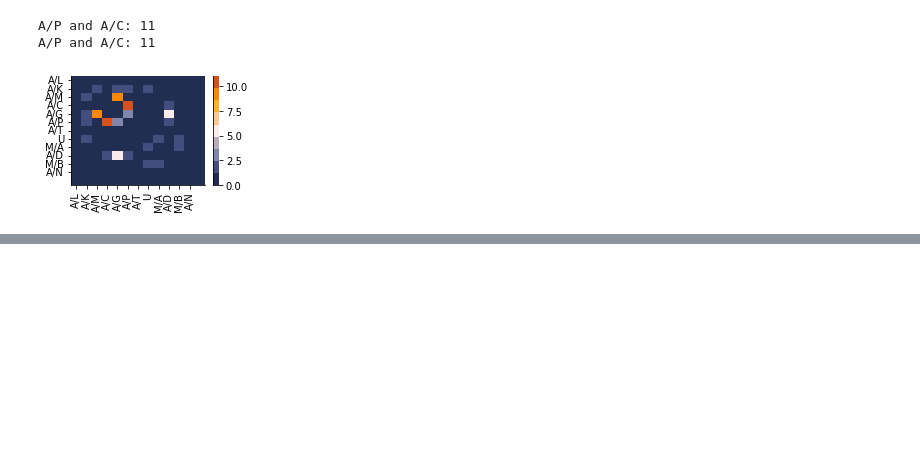
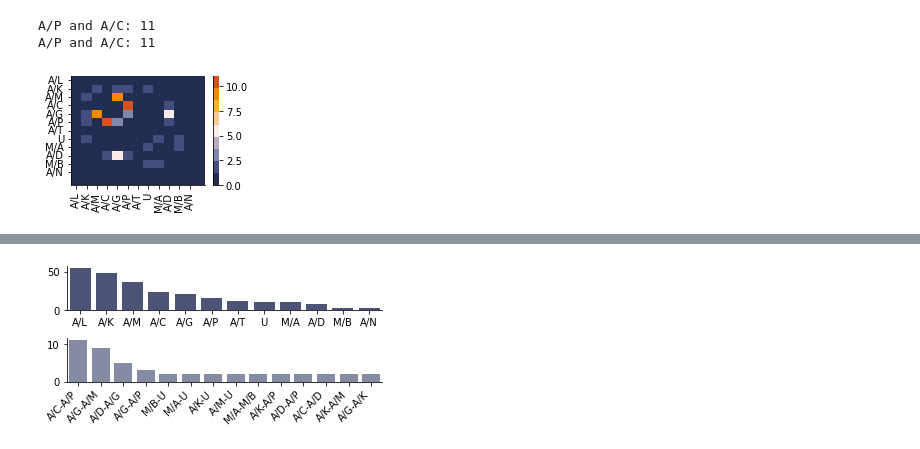
Before and after one commit to esteng/ambiguous_vqa, a Jupyter notebook: analysis/plots/ontology_plots.ipynb, the cells around one changed output, grey strips where cells are left out. Saved outputs shown, nothing was run; the diff lists cells and outputs as text; code cells hidden in the pictures; blank space fills up the shorter version.

```diff
--- a/analysis/plots/ontology_plots.ipynb
+++ b/analysis/plots/ontology_plots.ipynb
@@ -31,7 +31,7 @@ Question with multiple classification will have '.' between the classificiations
 ex: A/M.A/L.M/B)
 '''
 
-input_csv = "../../jimena_work/cleaned_data/csv/consolidate_data_repeat_all_data.csv"
+input_csv = "/home/estengel/annotator_uncertainty/hit3.0/results/cleaned_data/test/test_set.csv"
 data = []
 with open(input_csv) as read_obj:
     csv_reader = csv.DictReader(read_obj)
@@ -234,0 +305,89 @@ num of A/C-A/P: 11
+# %%
+# as one plot
+
+import seaborn as sns
+from matplotlib import pyplot as plt
+import numpy as np
+from collections import Counter
+import pandas as pd
+
+# define a nice color palette
+palette = ["#212E52", "#444E7E", "#8087AA", "#B7ABBC", "#F9ECE8", "#FCC893", "#FEB424", "#FD8700", "#D8511D"]
+
+# Histogram
+num_mistakes_other = 0
+num_to_keep = 0
+total = 0
+
+# same data as from csv
+histogram_data = data
+
+# list of acceptable labels
+acceptable = ['A/L', 'A/K', 'A/M', 'A/D', 'A/G', 'A/C', 'A/P', 'A/N', 'A/T', 'M/A', 'M/B', 'misc', 'U']
+# list of labels to keep
+to_keep = ['A/M', 'A/G', 'A/D', 'A/K', 'A/T', 'A/C', 'A/P', 'A/N', 'A/L']
+
+all_labels = []
+excepted = []
+# go through rows, find acceptable labels, add to a list for counter and for histogram
+for row in data:
+     temp = row['ambiguity_type'].strip('"').strip("\\").strip('"').strip(' ')
+     labels = temp.split('.')
+     for lab in labels:
+          lab = lab.strip()
+          if lab in acceptable:
+               all_labels.append(lab)
+          else:
+               # inspect these
+               excepted.append(lab)
+     for lab in labels:
+          lab = lab.strip()
+          if lab in to_keep:
+               num_to_keep += 1
+               break
+          else:
+               num_mistakes_other  += 1
+               break
+
+# make a plot object
+fig, ax = plt.subplots(2,1, figsize=(5,2.5))
+
+# count up all the occurences of each label for getting an order
+acceptable_count = Counter(all_labels)
+# define a sorted order
+order = sorted(acceptable_count.items(), key=lambda x: x[1], reverse=True)
+order = [x[0] for x in order]
+
+# plot the histogram
+g = sns.countplot(all_labels, order = order, color = palette[1], ax = ax[0])
+sns.despine()
+ax[0].set_ylabel("")
+
+# try plotting as a histogram since there are very few that are non-zero
+done = []
+to_plot_counts = []
+for lab1, lab1_dist in cooc_counter.items():
+    for lab2, count in lab1_dist.items():
+        if (lab1, lab2) not in done and (lab2, lab1) not in done and count > 1:
+            to_plot_counts += ['-'.join(sorted([lab1, lab2])) for i in range(count)]
+            done.append((lab1, lab2))
+
+
+
+# count up all the occurences of each label for getting an order
+counts = Counter(to_plot_counts)
+# define a sorted order
+order = sorted(counts.items(), key=lambda x: x[1], reverse=True)
+order = [x[0] for x in order]
+
+# plot the histogram
+g = sns.countplot(to_plot_counts, order = order, color = palette[2], ax = ax[1])
+ax[1].set_xticklabels(order, rotation = 45, ha = 'right')
+sns.despine()
+ax[1].set_ylabel("")
+plt.tight_layout()
+
+# save to file
+plt.savefig("/home/estengel/papers/vqa-ambiguity-2022/figures/ontology_combined_histogram.pdf")
+# %% [output]
+[figure, added]
```
Also changed, not shown: parts of 2 cells of this notebook, 17 other files.
